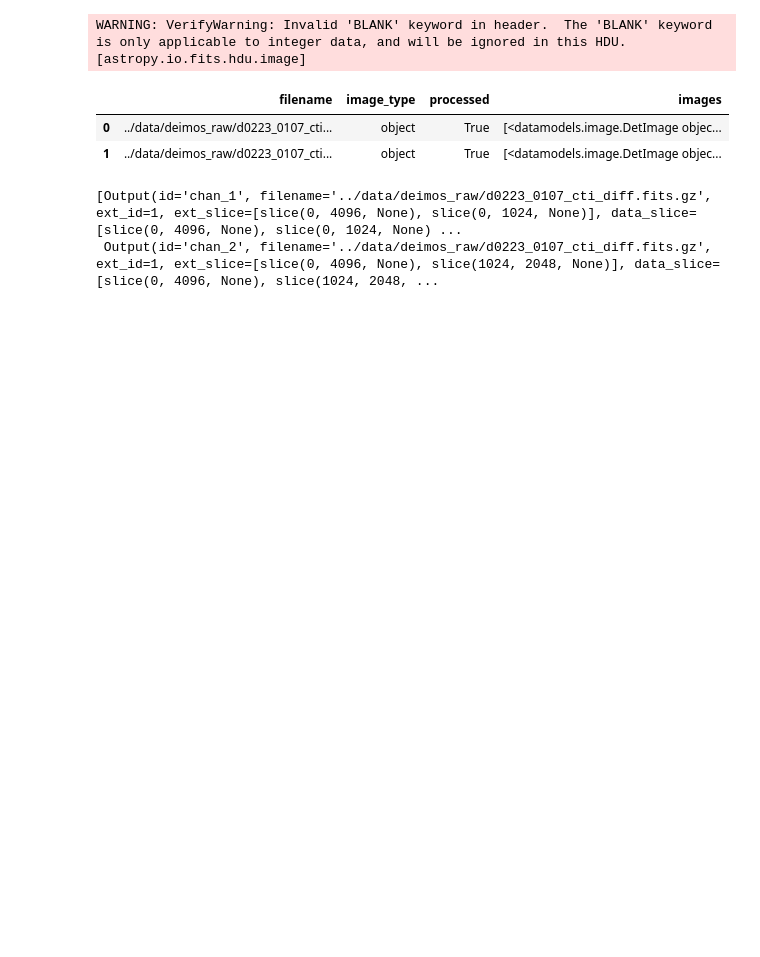
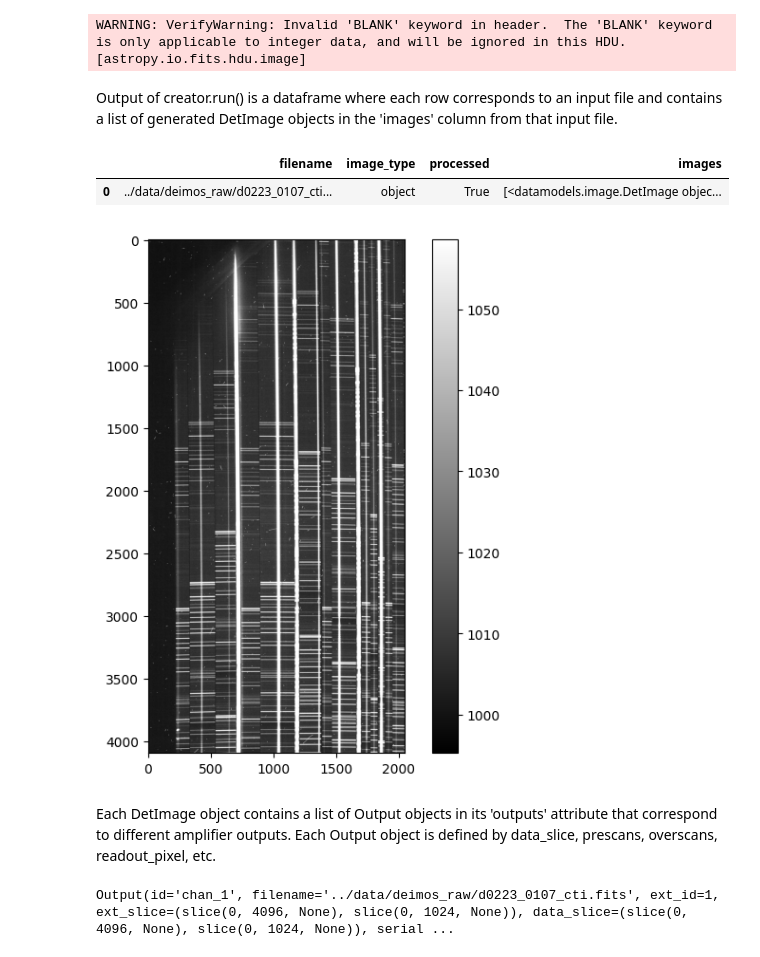
Before and after one commit to CaltechOpticalObservatories/eregion, a Jupyter notebook: playground/test.ipynb, the cells around one changed output. Cells and saved outputs as stored; diff of their text form; code cells hidden in the pictures; blank space fills up the shorter version.

Commit message:
Tested image creator

```diff
--- a/playground/test.ipynb
+++ b/playground/test.ipynb
@@ -2,16 +2,33 @@
 from tasks.imagegen import ImageCreator
 import matplotlib.pyplot as plt
 # %%
-creator = ImageCreator(input_path='../data/deimos_raw/', detector_config='deimos.yaml')
+# Initialize the ImageCreator with the input path and detector configuration. The input path can be a single FITS file, a list of FITS files, a directory containing FITS files, or a glob pattern.
+creator = ImageCreator(input_path='../data/deimos_raw/d0223_0107_cti.fits', detector_config='deimos.yaml')
+# Run the image creation process
 df = creator.run()
-df
 # %% [output]
 WARNING: VerifyWarning: Invalid 'BLANK' keyword in header.  The 'BLANK' keyword is only applicable to integer data, and will be ignored in this HDU. [astropy.io.fits.hdu.image]
-|  | filename | image_type | processed | images |
-| 0 | ../data/deimos_raw/d0223_0107_cti... | object | True | [<datamodels.image.DetImage objec... |
-| 1 | ../data/deimos_raw/d0223_0107_cti... | object | True | [<datamodels.image.DetImage objec... |
+# %% [markdown]
+Output of creator.run() is a dataframe where each row corresponds to an input file and contains a list of generated DetImage objects in the 'images' column from that input file.
 # %%
-df.loc[0,'images'][0].outputs
+df
 # %% [output]
-[Output(id='chan_1', filename='../data/deimos_raw/d0223_0107_cti_diff.fits.gz', ext_id=1, ext_slice=[slice(0, 4096, None), slice(0, 1024, None)], data_slice=[slice(0, 4096, None), slice(0, 1024, None) ...
- Output(id='chan_2', filename='../data/deimos_raw/d0223_0107_cti_diff.fits.gz', ext_id=1, ext_slice=[slice(0, 4096, None), slice(1024, 2048, None)], data_slice=[slice(0, 4096, None), slice(1024, 2048, ...
+|  | filename | image_type | processed | images |
+| 0 | ../data/deimos_raw/d0223_0107_cti... | object | True | [<datamodels.image.DetImage objec... |
+# %%
+# Display the first DetImage from an input file
+det_image = df.iloc[0]['images'][0]
+# Show the DetImage using its built-in show method that takes kwargs for plt.imshow
+## For example, to set the colormap to 'gray', and scale the values using vmin, vmax from ZScaleInterval:
+from astropy.visualization import ZScaleInterval
+interval = ZScaleInterval()
+vmin, vmax = interval.get_limits(det_image.data)
+ax = det_image.show(cmap='gray', vmin=vmin, vmax=vmax)
+# %% [output]
+[figure, added]
+# %% [markdown]
+Each DetImage object contains a list of Output objects in its 'outputs' attribute that correspond to different amplifier outputs. Each Output object is defined by data_slice, prescans, overscans, readout_pixel, etc.
+# %%
+det_image.outputs[0]
+# %% [output]
+Output(id='chan_1', filename='../data/deimos_raw/d0223_0107_cti.fits', ext_id=1, ext_slice=(slice(0, 4096, None), slice(0, 1024, None)), data_slice=(slice(0, 4096, None), slice(0, 1024, None)), serial ...
```
Also changed, not shown: parts of 1 cell of this notebook, 2 other files.
